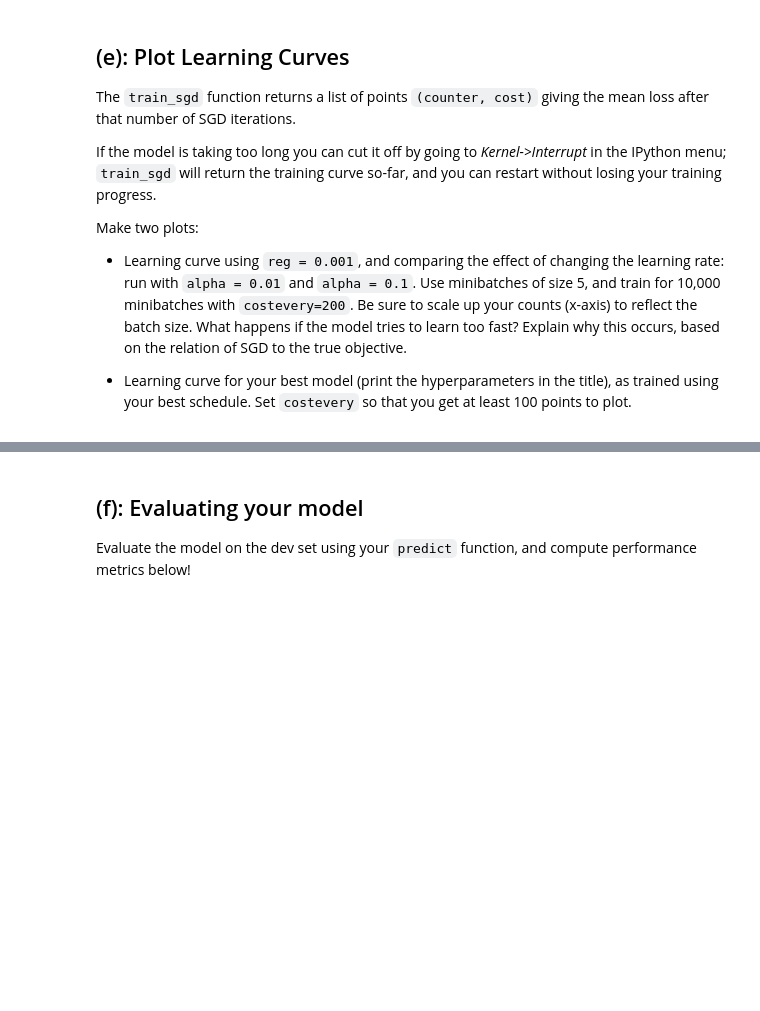
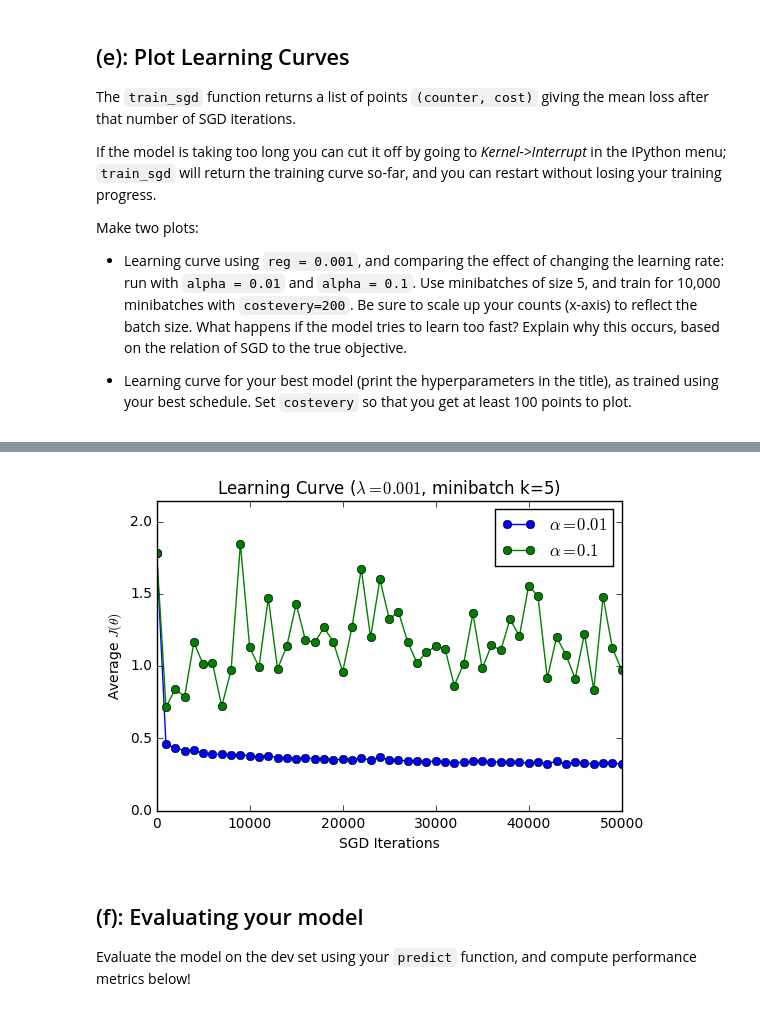
Before and after one commit to msushkov/cs224d-hw2, a Jupyter notebook: part1-NER.ipynb, the cells around one changed output, grey strips where cells are left out. Saved outputs shown, nothing was run; the diff lists cells and outputs as text; code cells hidden in the pictures; blank space fills up the shorter version.

```diff
--- a/part1-NER.ipynb
+++ b/part1-NER.ipynb
@@ -155,0 +249,21 @@ Things you may want to tune:
+# %%
+#### YOUR CODE HERE ####
+# Sandbox: build a good model by tuning hyperparameters
+
+# training schedule 2 is the best: N/k batches of size k
+
+from nerwindow import full_report, eval_performance
+
+# tune regularization strength
+regs = [0.001, 0.005, 0.01, 0.0005, 0.0001]
+
+for i, reg_val in enumerate(regs):
+    print "===== Regularization %f:" % reg_val
+    clf = WindowMLP(wv, windowsize=3, dims=[None, 100, 5], reg=reg_val, alpha=0.01)
+    clf.train_sgd(X=X_train, y=y_train, idxiter=idxiter_batches(), printevery=100000, costevery=100000)
+    yp = clf.predict(X_dev)
+    full_report(y_dev, yp, tagnames)
+    eval_performance(y_dev, yp, tagnames)
+
+
+#### END YOUR CODE ####
@@ -179,0 +379,11 @@ savefig("ner.learningcurve.best.png")
+# %%
+k = 5
+num_batches = 10000
+
+# A random schedule of N/k minibatches of size k, sampled with replacement from the training set.
+def idxiter_batches1():
+    for i in xrange(num_batches):
+        yield random.choice(indices, k)
+
+clf1 = WindowMLP(wv, windowsize=3, dims=[None, 100, 5], reg=0.001, alpha=0.01)
+trainingcurve1 = clf1.train_sgd(X=X_train, y=y_train, idxiter=idxiter_batches1(), printevery=50000, costevery=200)
@@ -179,0 +408,11 @@ savefig("ner.learningcurve.best.png")
+# %%
+k = 5
+num_batches = 10000
+
+# A random schedule of N/k minibatches of size k, sampled with replacement from the training set.
+def idxiter_batches1():
+    for i in xrange(num_batches):
+        yield random.choice(indices, k)
+
+clf2 = WindowMLP(wv, windowsize=3, dims=[None, 100, 5], reg=0.001, alpha=0.1)
+trainingcurve2 = clf2.train_sgd(X=X_train, y=y_train, idxiter=idxiter_batches1(), printevery=50000, costevery=200)
@@ -180,20 +437,22 @@ savefig("ner.learningcurve.best.png")
 # %%
 ##
 # Plot comparison of learning rates here
 # feel free to change the code below
 
 figure(figsize=(6,4))
 counts, costs = zip(*trainingcurve1)
 plot(5*array(counts), costs, color='b', marker='o', linestyle='-', label=r"$\alpha=0.01$")
 counts, costs = zip(*trainingcurve2)
 plot(5*array(counts), costs, color='g', marker='o', linestyle='-', label=r"$\alpha=0.1$")
-title(r"Learning Curve ($\lambda=0.01$, minibatch k=5)")
+title(r"Learning Curve ($\lambda=0.001$, minibatch k=5)")
 xlabel("SGD Iterations"); ylabel(r"Average $J(\theta)$");
 ylim(ymin=0, ymax=max(1.1*max(costs),3*min(costs)));
 legend()
 
 # Don't change this filename
 savefig("ner.learningcurve.comparison.png")
+# %% [output]
+[figure, added]
 # %% [markdown]
 ## (f): Evaluating your model
 Evaluate the model on the dev set using your `predict` function, and compute performance metrics below!
```
Also changed, not shown: parts of 23 cells of this notebook, 6 other files.
